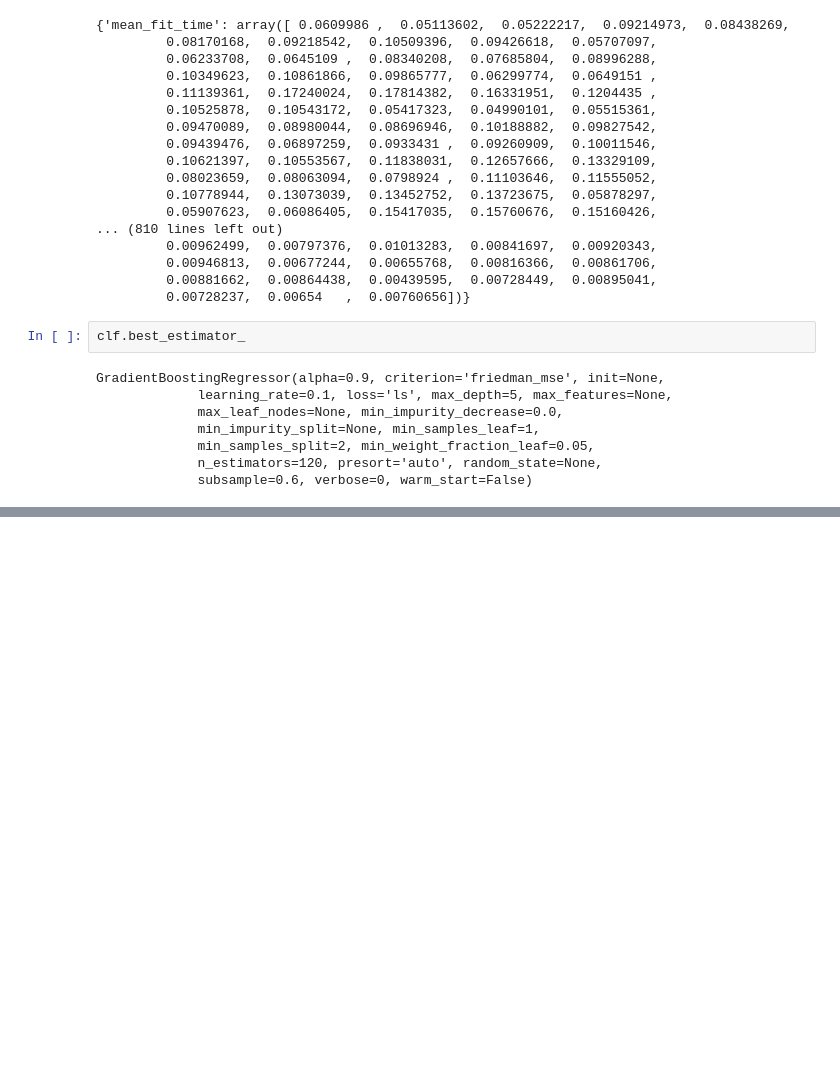
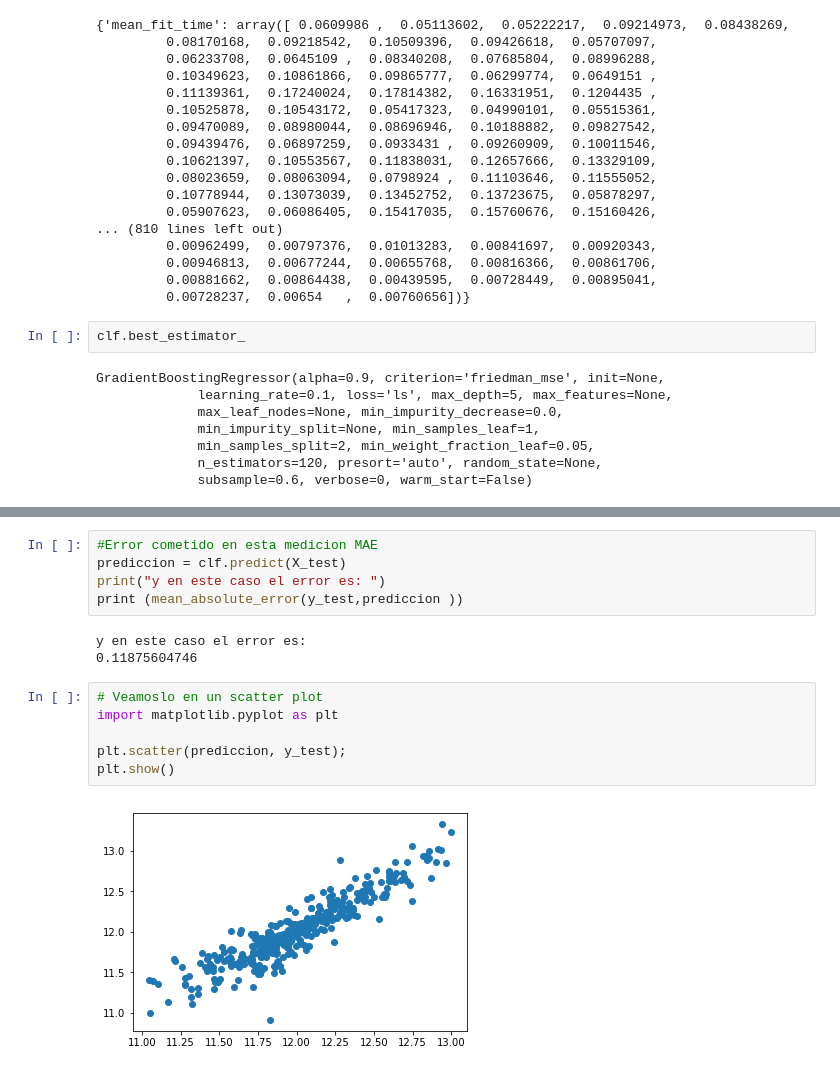
Before and after one commit to mmartglez/python_machine_learning, a Jupyter notebook: 2.5 Cross validation_Gradient Bossting vs RandomForest.ipynb, the cells around one changed output, grey strips where cells are left out. Drawn from its saved outputs; the diff is of its cells as text; blank space fills up the shorter version.

```diff
--- a/2.5 Cross validation_Gradient Bossting vs RandomForest.ipynb
+++ b/2.5 Cross validation_Gradient Bossting vs RandomForest.ipynb
@@ -202,0 +202,16 @@ score_dataset_cv(X_train, X_test, y_train, y_test)
+# %%
+#Error cometido en esta medicion MAE
+prediccion = clf.predict(X_test)
+print("y en este caso el error es: ")
+print (mean_absolute_error(y_test,prediccion ))
+# %% [output]
+y en este caso el error es:
+0.11875604746
+# %%
+# Veamoslo en un scatter plot
+import matplotlib.pyplot as plt
+
+plt.scatter(prediccion, y_test);
+plt.show()
+# %% [output]
+[figure, added]
```
Also changed, not shown: parts of 2 cells of this notebook, 2 other files.
